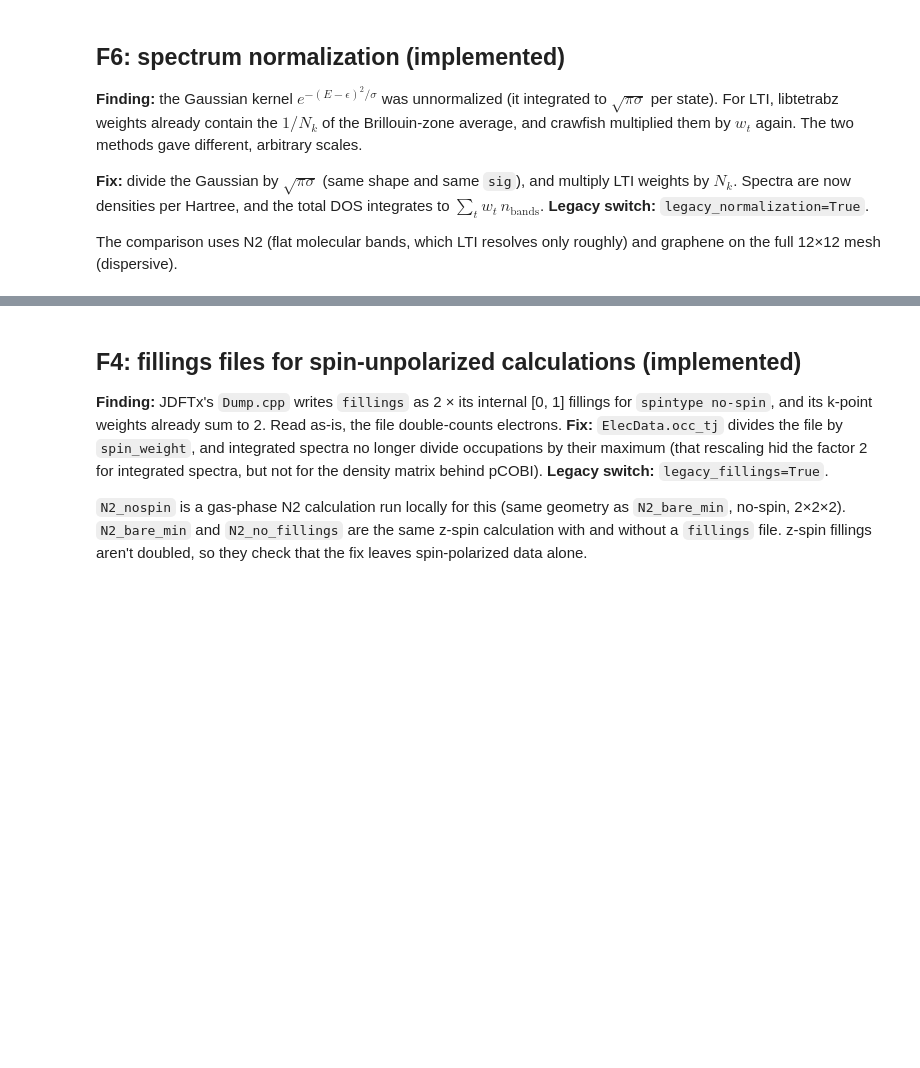
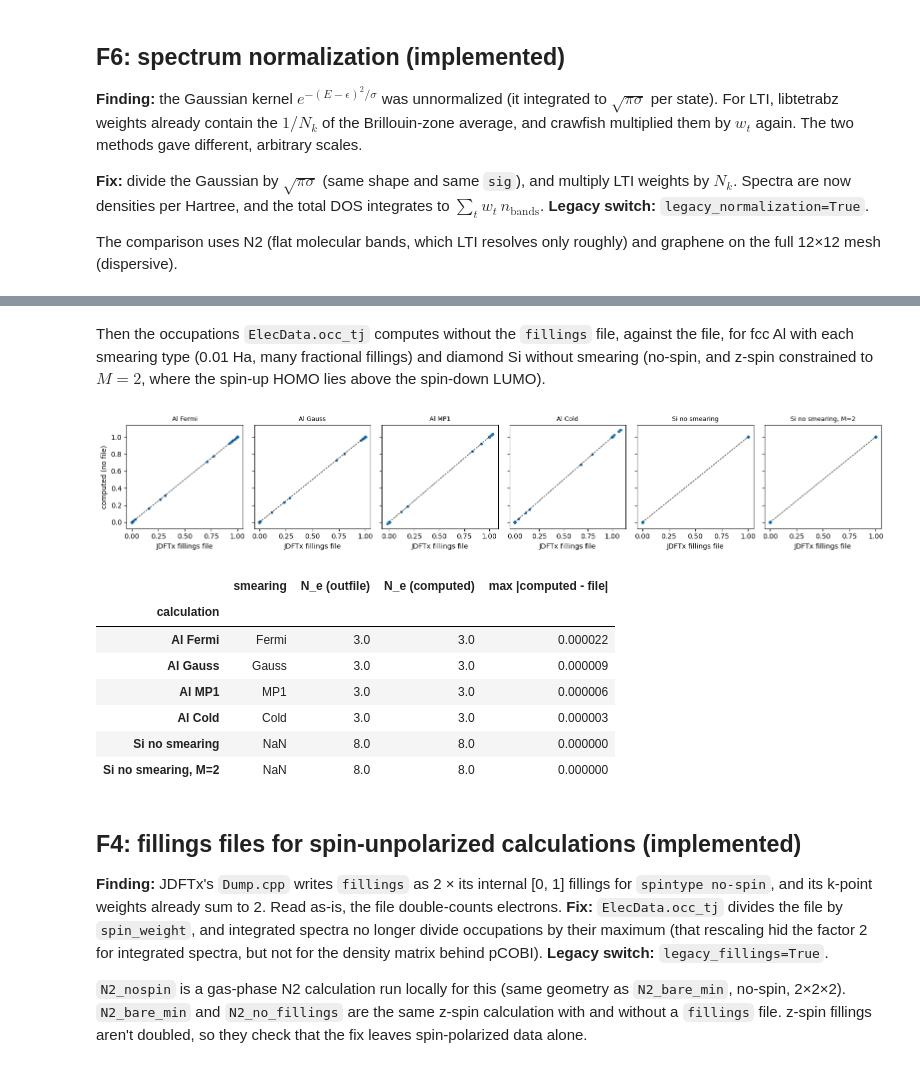
Before and after one commit to benrich37/crawfish, a Jupyter notebook: examples/fix_comparisons/F4_F8_inputs_and_normalization.ipynb, the cells around one changed output, grey strips where cells are left out. Drawn from its saved outputs; the diff is of its cells as text; code cells hidden in the pictures; blank space fills up the shorter version.

Commit message:
Fix mistakes to the automatic fillings generation for non-fermi type fillings

```diff
--- a/examples/fix_comparisons/F4_F8_inputs_and_normalization.ipynb
+++ b/examples/fix_comparisons/F4_F8_inputs_and_normalization.ipynb
@@ -114,3 +139,51 @@ status
+# %% [markdown]
+Then the occupations `ElecData.occ_tj` computes without the `fillings` file, against the file, for fcc Al
+with each smearing type (0.01 Ha, many fractional fillings) and diamond Si without smearing (no-spin, and z-spin
+constrained to $M = 2$, where the spin-up HOMO lies above the spin-down LUMO).
+# %%
+f8_dirs = {f"Al {t}": f"Al_fcc_{t}" for t in ["Fermi", "Gauss", "MP1", "Cold"]}
+f8_dirs.update({"Si no smearing": "Si_nosmear_nospin", "Si no smearing, M=2": "Si_nosmear_zspin_M2"})
+f8_rows, f8_pairs = [], {}
+for label, name in f8_dirs.items():
+    ed = load_edata(Path(EXAMPLE_CALC_DIRS_DIR) / name)
+    from_file = ed.occ_tj.copy()
+    ed.fillingsfile_filepath, ed._occ_tj = None, None
+    try:
+        computed = np.asarray(ed.occ_tj)
+        err = float(np.abs(computed - from_file).max())
+        f8_pairs[label] = (from_file.ravel(), computed.ravel())
+        n_e = float(np.sum(ed.wk_t[:, None] * computed))
+    except Exception as exc:
+        err, n_e = f"raises {type(exc).__name__}", np.nan
+    f8_rows.append({"calculation": label, "smearing": ed.outfile.broadening_type,
+                    "N_e (outfile)": ed.outfile.total_electrons, "N_e (computed)": n_e,
+                    "max |computed - file|": err})
+f8_table = pd.DataFrame(f8_rows).set_index("calculation")
+
+fig, axes = plt.subplots(1, len(f8_dirs), figsize=(16, 3), sharey=True)
+for ax, label in zip(axes, f8_dirs):
+    if label in f8_pairs:
+        ax.plot([0, 1], [0, 1], "k--", lw=0.8)
+        ax.scatter(*f8_pairs[label], s=8)
+    else:
+        ax.text(0.5, 0.5, f8_table.loc[label, "max |computed - file|"], ha="center", transform=ax.transAxes)
+    ax.set_title(label, fontsize=9)
+    ax.set_xlabel("JDFTx fillings file")
+axes[0].set_ylabel("computed (no file)")
+fig.tight_layout()
+savefig(fig, "F8_fillings_vs_jdftx")
+plt.show()
+f8_table
+# %% [output]
+[figure, added]
+|  | smearing | N_e (outfile) | N_e (computed) | max |computed - file| |
+| calculation |  |  |  |  |
+| Al Fermi | Fermi | 3.0 | 3.0 | 0.000022 |
+| Al Gauss | Gauss | 3.0 | 3.0 | 0.000009 |
+| Al MP1 | MP1 | 3.0 | 3.0 | 0.000006 |
+| Al Cold | Cold | 3.0 | 3.0 | 0.000003 |
+| Si no smearing | NaN | 8.0 | 8.0 | 0.000000 |
+| Si no smearing, M=2 | NaN | 8.0 | 8.0 | 0.000000 |
 # %% [markdown]
 ## F4: fillings files for spin-unpolarized calculations (implemented)
 
```
Also changed, not shown: parts of 9 cells of this notebook, 52 other files.
